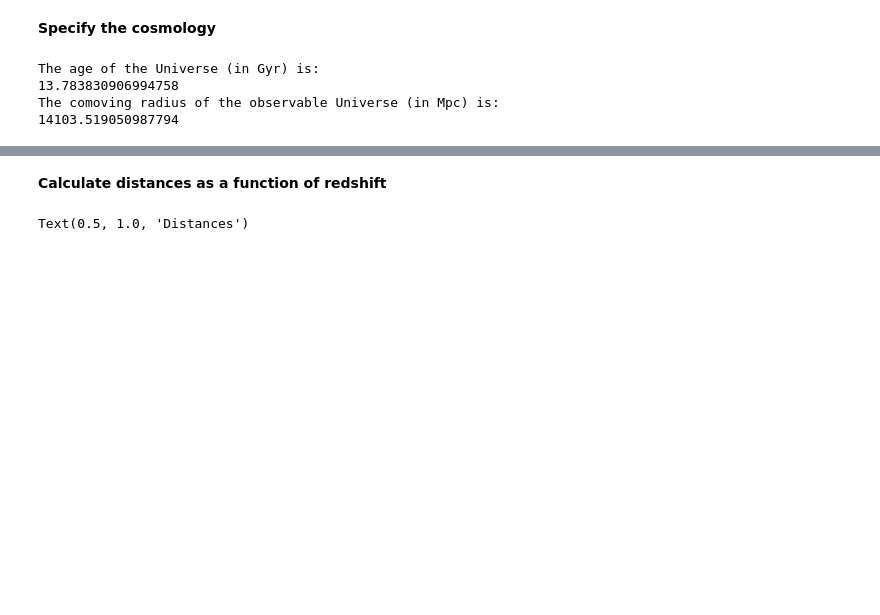
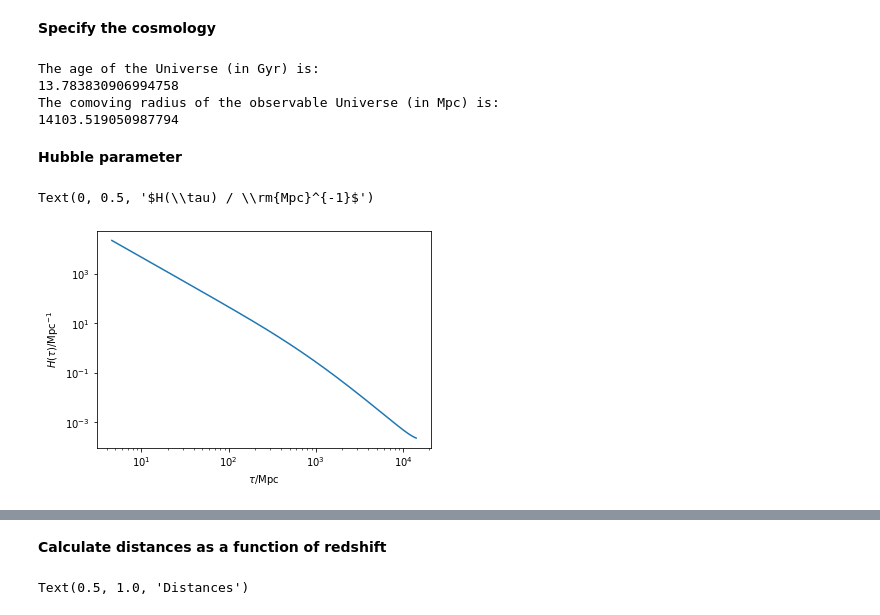
Before and after one commit to mjohnsonperimeter/cosmology_2019, a Jupyter notebook: background_cosmology.ipynb, the cells around one changed output, grey strips where cells are left out. Saved outputs shown, nothing was run; the diff lists cells and outputs as text; code cells hidden in the pictures; blank space fills up the shorter version.

```diff
--- a/background_cosmology.ipynb
+++ b/background_cosmology.ipynb
@@ -49,3 +49,15 @@ The age of the Universe (in Gyr) is:
 13.783830906994758
 The comoving radius of the observable Universe (in Mpc) is:
 14103.519050987794
+# %% [markdown]
+**Hubble parameter**
+# %%
+z = np.logspace(-5,5,5000)
+H_z = results.h_of_z(z)
+tau_z = results.conformal_time(z)
+plt.loglog(tau_z,H_z)
+plt.xlabel(r'$\tau / \rm{Mpc}$')
+plt.ylabel(r'$H(\tau) / \rm{Mpc}^{-1}$')
+# %% [output]
+Text(0, 0.5, '$H(\\tau) / \\rm{Mpc}^{-1}$')
+[figure, added]
```
Also changed, not shown: parts of 5 cells of this notebook.
